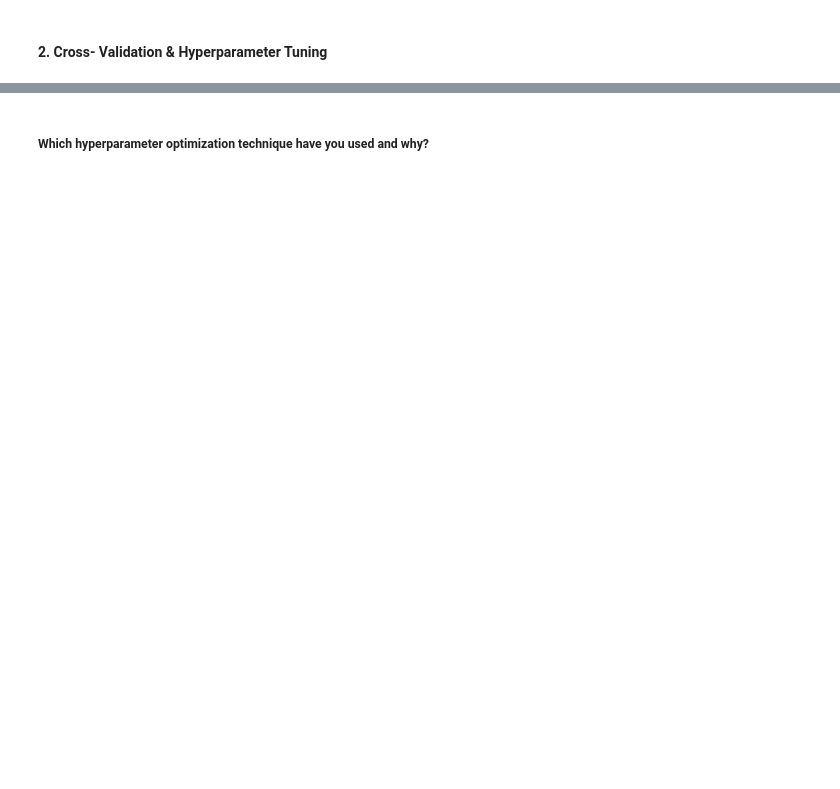
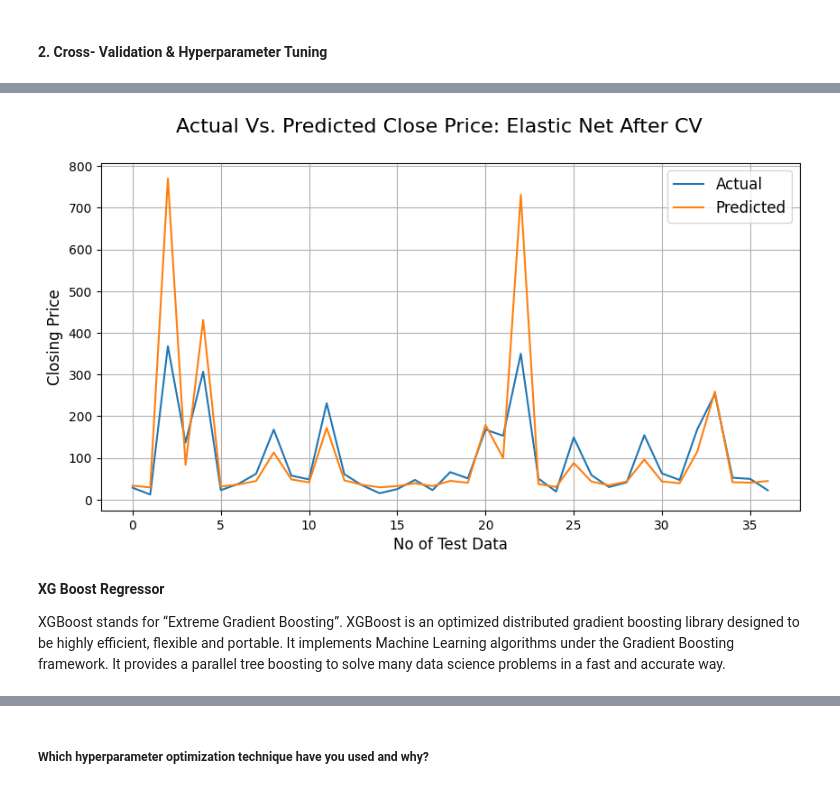
Before and after one commit to khalilkhan1111/Yes-Bank-Stock-Closing_Price_Prediction, a Jupyter notebook: Yes_Bank_Stock_Closing_Price_Prediction.ipynb, the cells around one changed output, grey strips where cells are left out. Saved outputs shown, nothing was run; the diff lists cells and outputs as text; code cells hidden in the pictures; blank space fills up the shorter version.

```diff
--- a/Yes_Bank_Stock_Closing_Price_Prediction.ipynb
+++ b/Yes_Bank_Stock_Closing_Price_Prediction.ipynb
@@ -1137,0 +1258,6 @@ Answer Here.
+# %%
+# Hyper-Parameter Tuning for Elastic Net
+
+elastic_cv = ElasticNet()
+parameters = {'alpha':[1e-15,1e-13,1e-10,1e-8,1e-5,1e-4,1e-3,1e-2,1e-1,1,5,10,20,30,40,45,50,55,60,100],'l1_ratio':[0.3,0.4,0.5,0.6,0.7,0.8,1,2]}
+elastic_model_cv = GridSearchCV(elastic_cv,parameters,scoring='neg_mean_squared_error',cv=3)
@@ -1137,0 +1273,3 @@ Answer Here.
+# %%
+#prediction of test and train data.
+y_pred_elastic_cv = elastic_model_cv.predict(X_test)
@@ -1137,0 +1291,16 @@ Answer Here.
+# %%
+# Actual Price vs. Predicted Price for Elastic Net after Validation Plotting
+plt.figure(figsize=(10,5))
+plt.plot(10**(np.array(y_test)))
+plt.plot(10**(y_pred_elastic_cv))
+plt.suptitle('Actual Vs. Predicted Close Price: Elastic Net After CV', fontsize=16)
+plt.legend(['Actual','Predicted'], fontsize=12)
+plt.xlabel('No of Test Data', fontsize=12)
+plt.ylabel('Closing Price', fontsize=12)
+plt.grid()
+# %% [output]
+[figure, added]
+# %% [markdown]
+**XG Boost Regressor**
+
+XGBoost stands for “Extreme Gradient Boosting”. XGBoost is an optimized distributed gradient boosting library designed to be highly efficient, flexible and portable. It implements Machine Learning algorithms under the Gradient Boosting framework. It provides a parallel tree boosting to solve many data science problems in a fast and accurate way.
```
Also changed, not shown: parts of 54 cells of this notebook.
